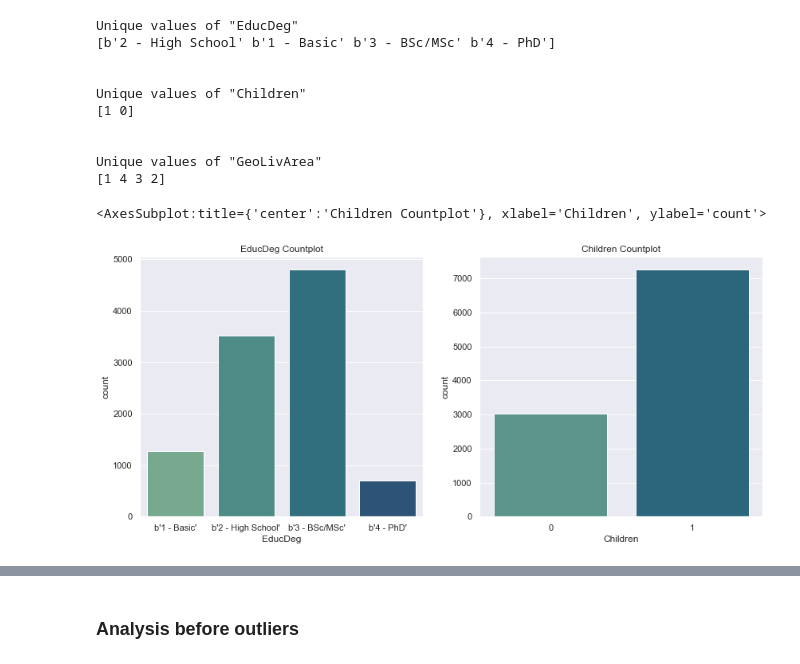
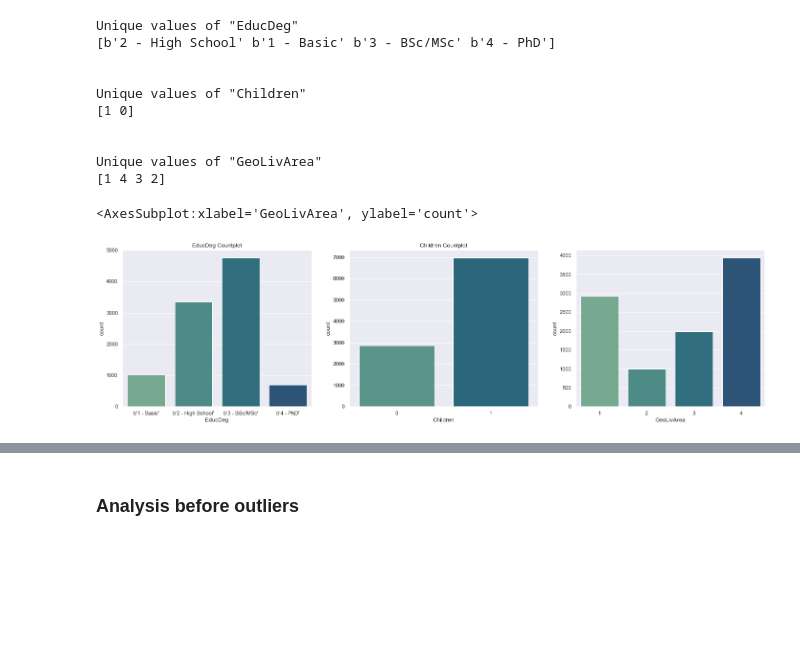
Before and after one commit to henrymmarques/DMProject, a Jupyter notebook: preprocess.ipynb, the cells around one changed output, grey strips where cells are left out. Cells and saved outputs as stored; diff of their text form; code cells hidden in the pictures; blank space fills up the shorter version.

```diff
--- a/preprocess.ipynb
+++ b/preprocess.ipynb
@@ -150,6 +150,9 @@ df_kmeans[non_metric_features] = imputer.fit_transform(df_kmeans[non_metric_feat
 
 #round new values to one of the labels
 df_kmeans['EducDeg']=df_kmeans['EducDeg'].round(0)
+df_kmeans['Children']=df_kmeans['Children'].round(0)
+df_kmeans['GeoLivArea']=df_kmeans['GeoLivArea'].round(0)
+
 
 dict_educdeg = {3 : b'3 - BSc/MSc', 2: b'2 - High School',1 :  b'1 - Basic' , 4 : b'4 - PhD'}
 df_kmeans.replace({"EducDeg": dict_educdeg}, inplace=True)
@@ -277,14 +280,15 @@ Unique values of "Children"
 Unique values of "GeoLivArea"
 [1 4 3 2]
 # %%
-fig, ax = plt.subplots(1,2, figsize=(14,6))
+fig, ax = plt.subplots(1,3, figsize=(24,6))
 ax[0].title.set_text('EducDeg Countplot')
 ax[1].title.set_text('Children Countplot')
 sns.countplot(data=df, x="EducDeg", ax=ax[0], palette='crest', order=df.EducDeg.value_counts().index.sort_values(), dodge=False)
 sns.countplot(data=df, x="Children", ax=ax[1], palette='crest',  dodge=False)
+sns.countplot(data=df, x="GeoLivArea", ax=ax[2], palette='crest',  dodge=False)
 # %% [output]
-<AxesSubplot:title={'center':'Children Countplot'}, xlabel='Children', ylabel='count'>
+<AxesSubplot:xlabel='GeoLivArea', ylabel='count'>
-[figure, old version]
+[figure, new version]
 # %%
 df.describe(include='all').T
 # %% [output]
```
Also changed, not shown: parts of 7 cells of this notebook.
